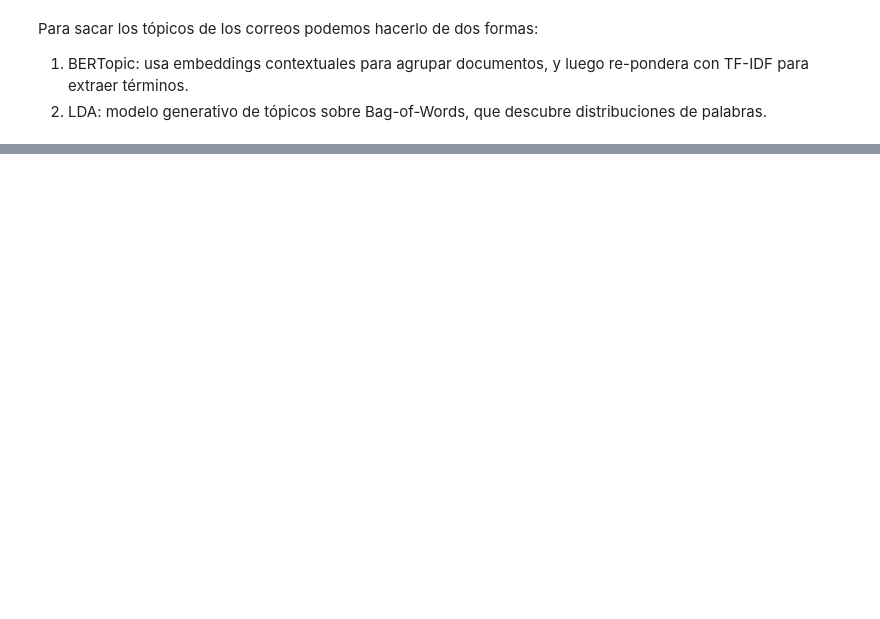
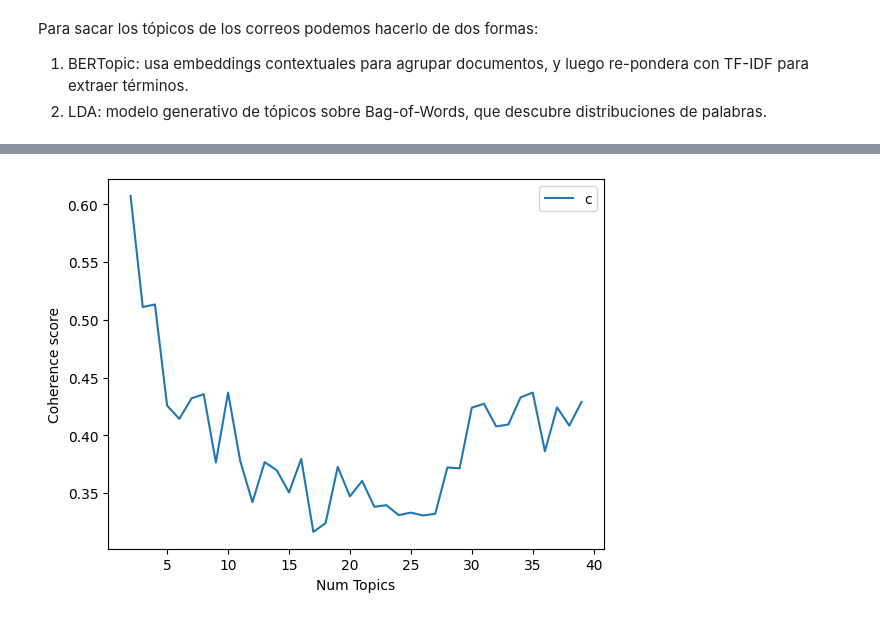
Before and after one commit to Ignacioelamo/LLMs4Phishing, a Jupyter notebook: 02_feature_engineering.ipynb, the cells around one changed output, grey strips where cells are left out. Cells and saved outputs as stored; diff of their text form; code cells hidden in the pictures; blank space fills up the shorter version.

```diff
--- a/02_feature_engineering.ipynb
+++ b/02_feature_engineering.ipynb
@@ -444,0 +223,2 @@ pyLDAvis.display(data)
+# %%
+df = pd.read_csv(NOMBRE_ARCHIVO)
@@ -444,0 +327,15 @@ pyLDAvis.display(data)
+# %%
+# Remove Stop Words
+data_words_nostops = remove_stopwords(data_words)
+
+# Form Bigrams
+data_words_bigrams = make_bigrams(data_words_nostops)
+
+# Initialize spacy 'en' model, keeping only tagger component (for efficiency)
+# python3 -m spacy download en
+nlp = spacy.load('en_core_web_sm', disable=['parser', 'ner'])
+
+# Do lemmatization keeping only noun, adj, vb, adv
+data_lemmatized = lemmatization(data_words_bigrams, allowed_postags=['NOUN', 'ADJ', 'VERB', 'ADV'])
+
+print(data_lemmatized[:1])
@@ -444,0 +344,12 @@ pyLDAvis.display(data)
+# %%
+# Create Dictionary
+id2word = corpora.Dictionary(data_lemmatized)
+
+# Create Corpus
+texts = data_lemmatized
+
+# Term Document Frequency
+corpus = [id2word.doc2bow(text) for text in texts]
+
+# View
+print(corpus[:1])
@@ -444,0 +466,13 @@ pyLDAvis.display(data)
+# %%
+model_list, coherence_values = compute_coherence_values(dictionary=id2word, corpus=corpus, texts=data_lemmatized, start=2, limit=40, step=1)
+# %%
+# Show graph
+limit=40; start=2; step=1;
+x = range(start, limit, step)
+plt.plot(x, coherence_values)
+plt.xlabel("Num Topics")
+plt.ylabel("Coherence score")
+plt.legend(("coherence_values"), loc='best')
+plt.show()
+# %% [output]
+[figure, added]
```
Also changed, not shown: parts of 44 cells of this notebook.
